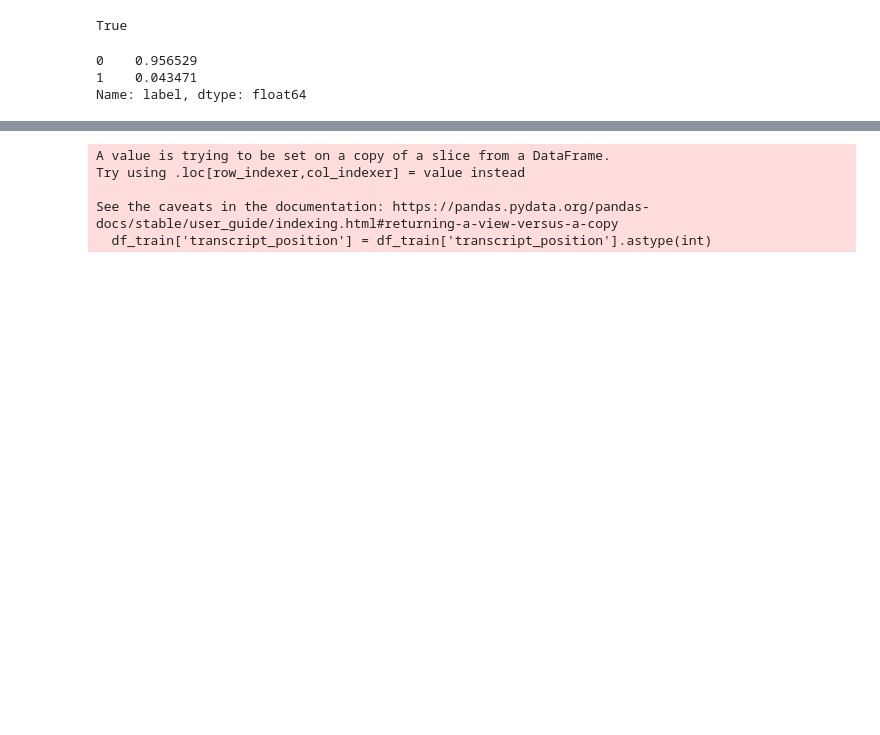
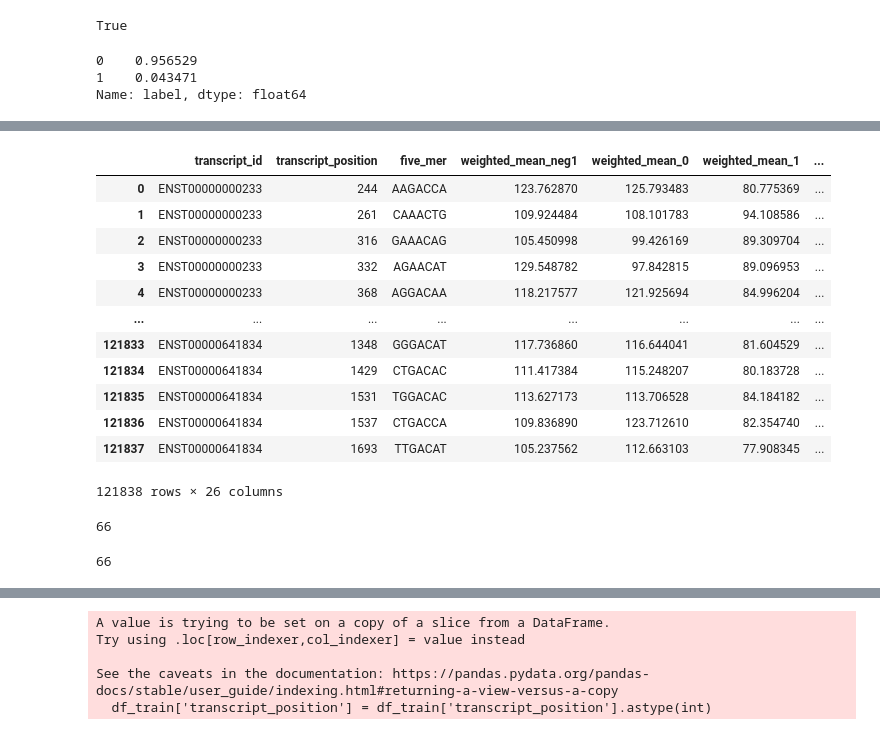
Before and after one commit to ben-dom393/teamedward, a Jupyter notebook: experiments/data_flattening.ipynb, the cells around one changed output, grey strips where cells are left out. Cells and saved outputs as stored; diff of their text form; code cells hidden in the pictures; blank space fills up the shorter version.

```diff
--- a/experiments/data_flattening.ipynb
+++ b/experiments/data_flattening.ipynb
@@ -217,3 +158,27 @@ new_df = pd.read_csv('weighted_summary.csv')
+# %%
+new_df
+# %% [output]
+|  | transcript_id | transcript_position | five_mer | weighted_mean_neg1 | weighted_mean_0 | weighted_mean_1 | ... |
+| 0 | ENST00000000233 | 244 | AAGACCA | 123.762870 | 125.793483 | 80.775369 | ... |
+| 1 | ENST00000000233 | 261 | CAAACTG | 109.924484 | 108.101783 | 94.108586 | ... |
+| 2 | ENST00000000233 | 316 | GAAACAG | 105.450998 | 99.426169 | 89.309704 | ... |
+| 3 | ENST00000000233 | 332 | AGAACAT | 129.548782 | 97.842815 | 89.096953 | ... |
+| 4 | ENST00000000233 | 368 | AGGACAA | 118.217577 | 121.925694 | 84.996204 | ... |
+| ... | ... | ... | ... | ... | ... | ... | ... |
+| 121833 | ENST00000641834 | 1348 | GGGACAT | 117.736860 | 116.644041 | 81.604529 | ... |
+| 121834 | ENST00000641834 | 1429 | CTGACAC | 111.417384 | 115.248207 | 80.183728 | ... |
+| 121835 | ENST00000641834 | 1531 | TGGACAC | 113.627173 | 113.706528 | 84.184182 | ... |
+| 121836 | ENST00000641834 | 1537 | CTGACCA | 109.836890 | 123.712610 | 82.354740 | ... |
+| 121837 | ENST00000641834 | 1693 | TTGACAT | 105.237562 | 112.663103 | 77.908345 | ... |
+121838 rows × 26 columns
+# %%
+len(new_df['5-mer_window-1'].value_counts()) + len(new_df['5-mer_window0'].value_counts()) + len(new_df['5-mer_window1'].value_counts())
+# %% [output]
+66
+# %%
+len(set(new_df['5-mer_window-1']) | set(new_df['5-mer_window0']) | set(new_df['5-mer_window1']))
+# %% [output]
+66
 # %%
 new_df.columns
 # %% [output]
```
Also changed, not shown: parts of 43 cells of this notebook, 1 other file.
